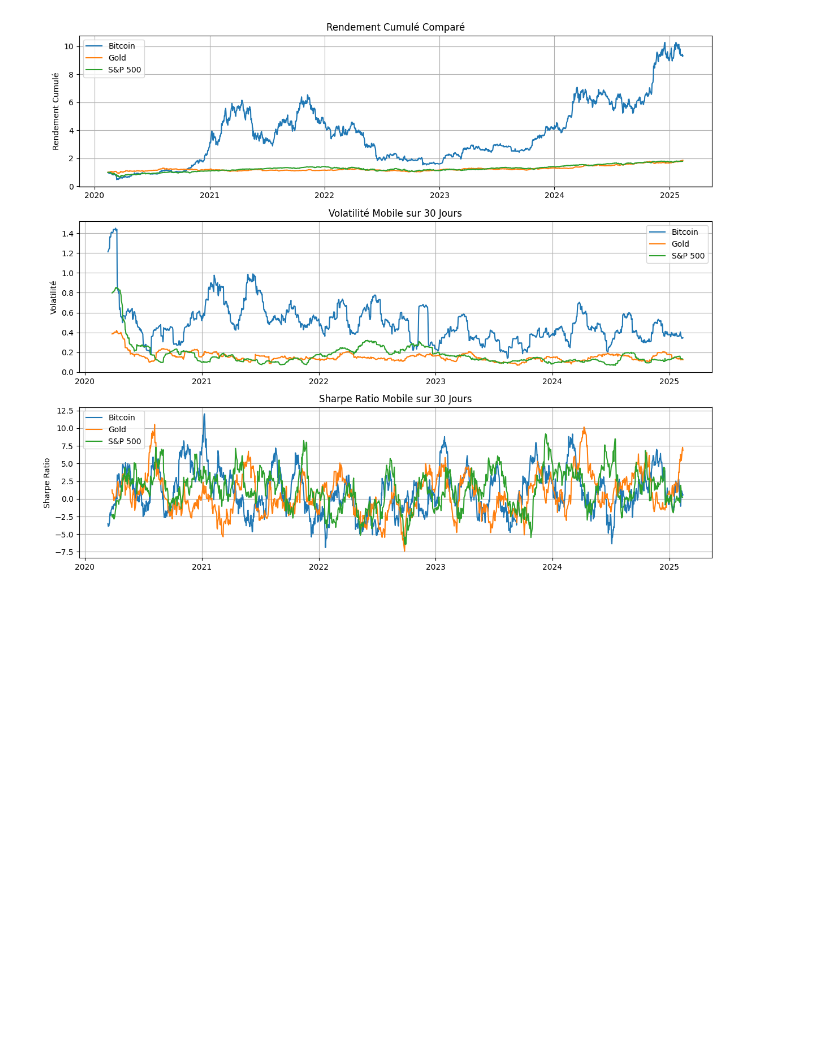
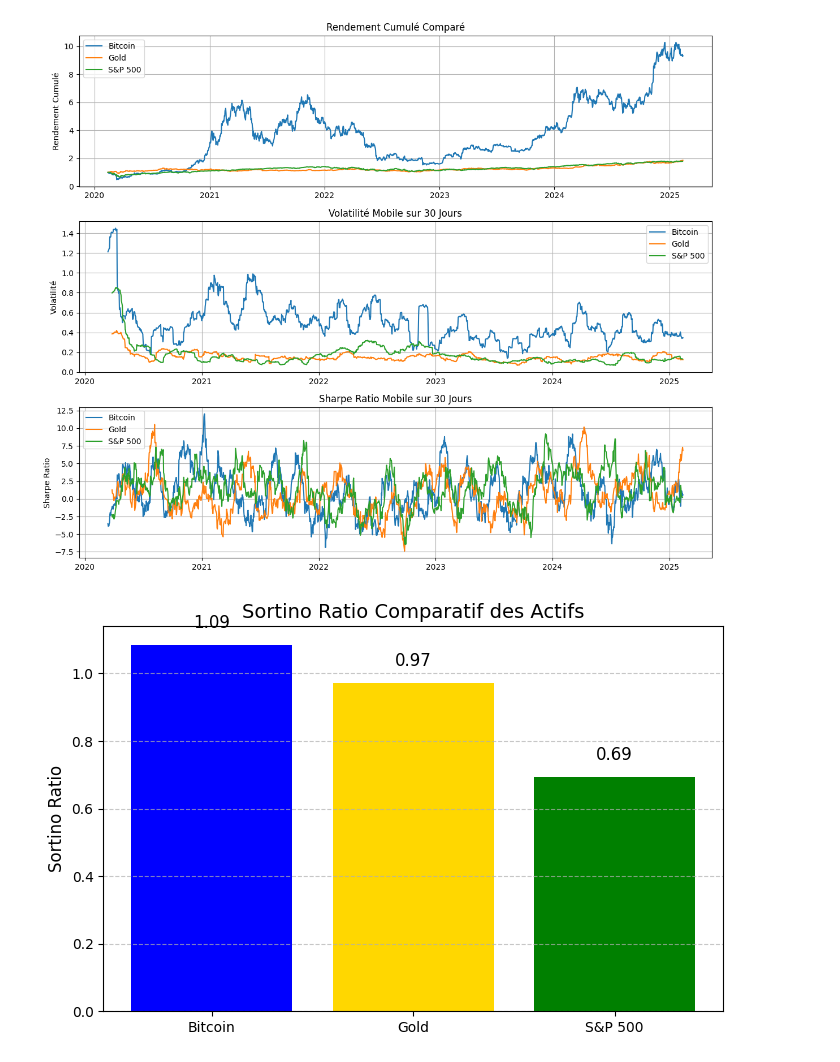
Before and after one commit to julessa/Groupe1_DataBI_Ftech, a Jupyter notebook: Jules/Analyse2.ipynb, the cells around one changed output. Drawn from its saved outputs; the diff is of its cells as text; code cells hidden in the pictures; blank space fills up the shorter version.

Commit message:
Ulcer et Sortino

```diff
--- a/Jules/Analyse2.ipynb
+++ b/Jules/Analyse2.ipynb
@@ -473,3 +506,49 @@ plt.tight_layout()
 plt.show()
 # %% [output]
 [figure]
+# %%
+
+
+# Charger les données
+df_btc = pd.read_csv(btc_file_path, parse_dates=['Date'], index_col='Date')
+df_gold = pd.read_csv(gold_file_path, parse_dates=['Date'], index_col='Date')
+df_sp500 = pd.read_csv(sp500_file_path, parse_dates=['Date'], index_col='Date')
+
+# Calcul des rendements quotidiens
+df_btc['Returns'] = df_btc['Close'].pct_change()
+df_gold['Returns'] = df_gold['Close'].pct_change()
+df_sp500['Returns'] = df_sp500['Close'].pct_change()
+
+# Paramètres
+risk_free_rate = 0.02  # Taux sans risque (2%)
+trading_days = 252  # Nombre de jours de trading par an
+
+# Fonction pour calculer le Sortino Ratio
+def sortino_ratio(returns, risk_free_rate):
+    mean_return = returns.mean() * trading_days
+    downside_deviation = returns[returns < 0].std() * np.sqrt(trading_days)
+    return (mean_return - risk_free_rate) / downside_deviation
+
+# Calcul du Sortino Ratio pour chaque actif
+sortino_ratios = {
+    'Bitcoin': sortino_ratio(df_btc['Returns'], risk_free_rate),
+    'Gold': sortino_ratio(df_gold['Returns'], risk_free_rate),
+    'S&P 500': sortino_ratio(df_sp500['Returns'], risk_free_rate)
+}
+
+# Affichage sous forme de barres
+fig, ax = plt.subplots(figsize=(8, 5))
+ax.bar(sortino_ratios.keys(), sortino_ratios.values(), color=['blue', 'gold', 'green'])
+
+# Configuration du graphique
+ax.set_title('Sortino Ratio Comparatif des Actifs', fontsize=14)
+ax.set_ylabel('Sortino Ratio', fontsize=12)
+ax.grid(axis='y', linestyle='--', alpha=0.7)
+
+# Afficher les valeurs sur les barres
+for i, v in enumerate(sortino_ratios.values()):
+    ax.text(i, v + 0.05, f'{v:.2f}', ha='center', fontsize=12)
+
+plt.show()
+# %% [output]
+[figure, added]
```
Also changed, not shown: parts of 4 cells of this notebook.
